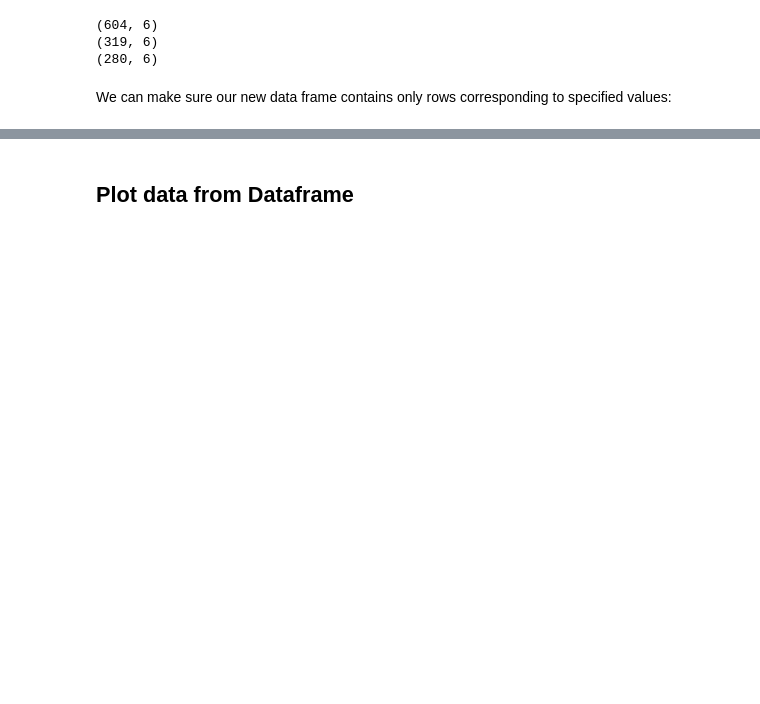
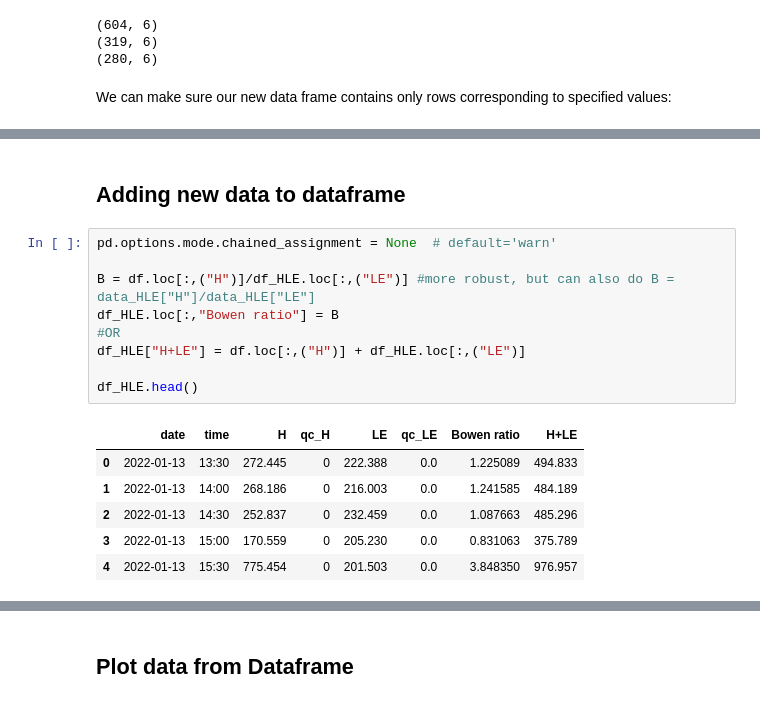
Before and after one commit to stelakus/BTR_DataAnalysis, a Jupyter notebook: Testing_data_plotting.ipynb, the cells around one changed output, grey strips where cells are left out. Saved outputs shown, nothing was run; the diff lists cells and outputs as text; blank space fills up the shorter version.

```diff
--- a/Testing_data_plotting.ipynb
+++ b/Testing_data_plotting.ipynb
@@ -194,0 +251,18 @@ See the caveats in the documentation: https://pandas.pydata.org/pandas-docs/stab
+# %% [markdown]
+## Adding new data to dataframe
+# %%
+pd.options.mode.chained_assignment = None  # default='warn'
+
+B = df.loc[:,("H")]/df_HLE.loc[:,("LE")] #more robust, but can also do B = data_HLE["H"]/data_HLE["LE"]
+df_HLE.loc[:,"Bowen ratio"] = B
+#OR
+df_HLE["H+LE"] = df.loc[:,("H")] + df_HLE.loc[:,("LE")]
+
+df_HLE.head()
+# %% [output]
+|  | date | time | H | qc_H | LE | qc_LE | Bowen ratio | H+LE |
+| 0 | 2022-01-13 | 13:30 | 272.445 | 0 | 222.388 | 0.0 | 1.225089 | 494.833 |
+| 1 | 2022-01-13 | 14:00 | 268.186 | 0 | 216.003 | 0.0 | 1.241585 | 484.189 |
+| 2 | 2022-01-13 | 14:30 | 252.837 | 0 | 232.459 | 0.0 | 1.087663 | 485.296 |
+| 3 | 2022-01-13 | 15:00 | 170.559 | 0 | 205.230 | 0.0 | 0.831063 | 375.789 |
+| 4 | 2022-01-13 | 15:30 | 775.454 | 0 | 201.503 | 0.0 | 3.848350 | 976.957 |
```
Also changed, not shown: parts of 38 cells of this notebook, 5 other files.
